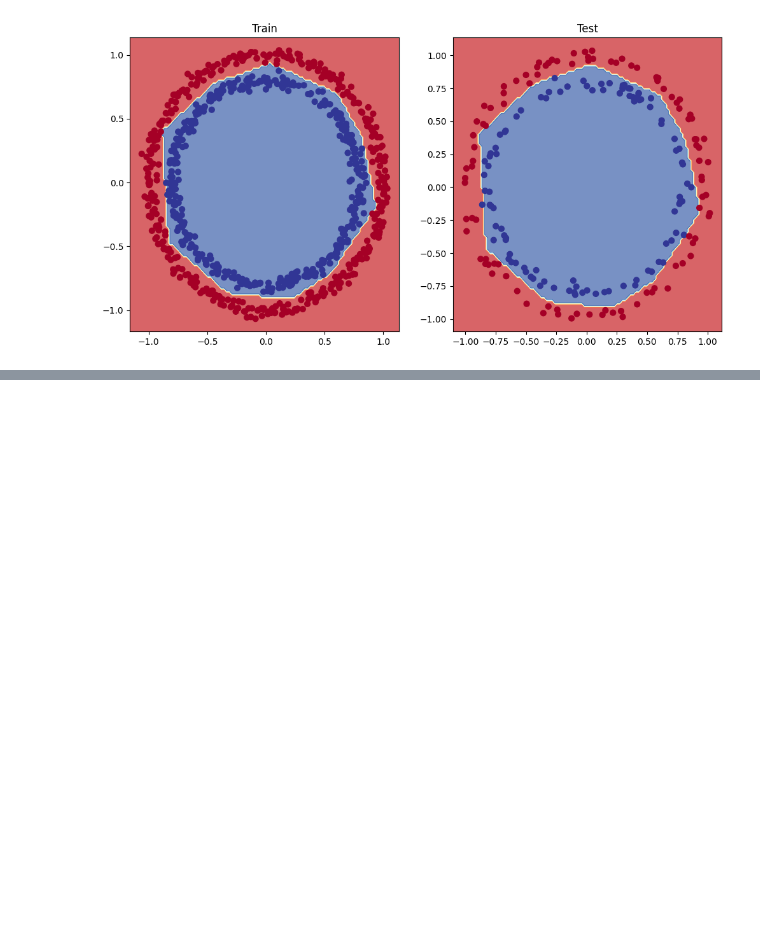
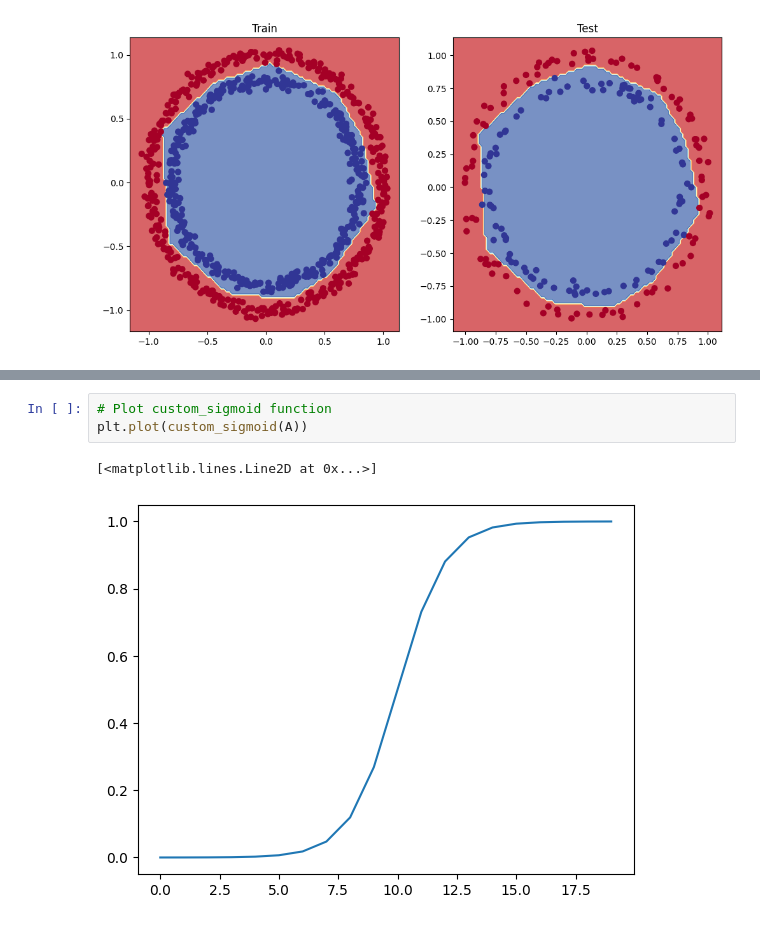
Before and after one commit to OkanHollanderDM/DeepLearning_PyTorch, a Jupyter notebook: 02_neural_network_classification_with_pytorch.ipynb, the cells around one changed output, grey strips where cells are left out. Drawn from its saved outputs; the diff is of its cells as text; blank space fills up the shorter version.

```diff
--- a/02_neural_network_classification_with_pytorch.ipynb
+++ b/02_neural_network_classification_with_pytorch.ipynb
@@ -869,0 +924,6 @@ plt.show()
+# %%
+# Plot custom_sigmoid function
+plt.plot(custom_sigmoid(A))
+# %% [output]
+[<matplotlib.lines.Line2D at 0x...>]
+[figure, added]
```
Also changed, not shown: parts of 10 cells of this notebook.
